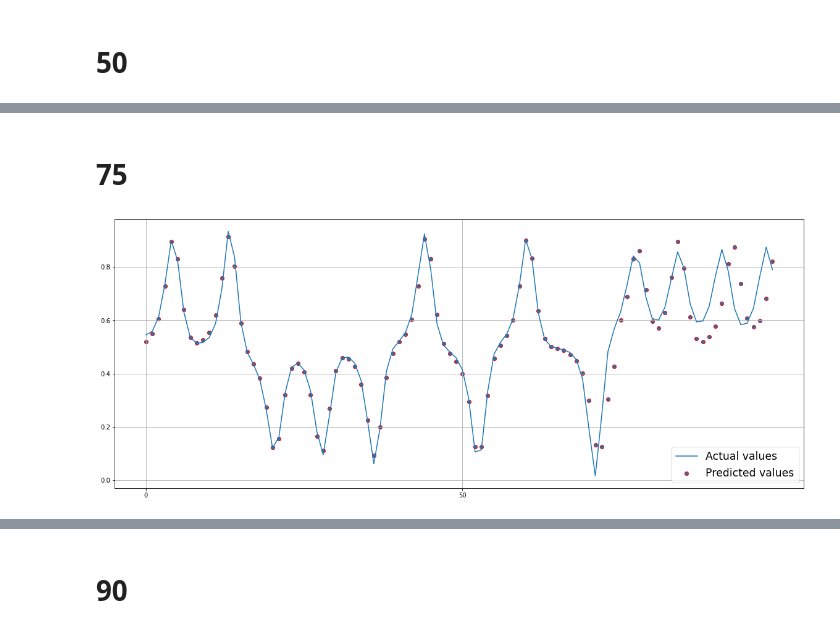
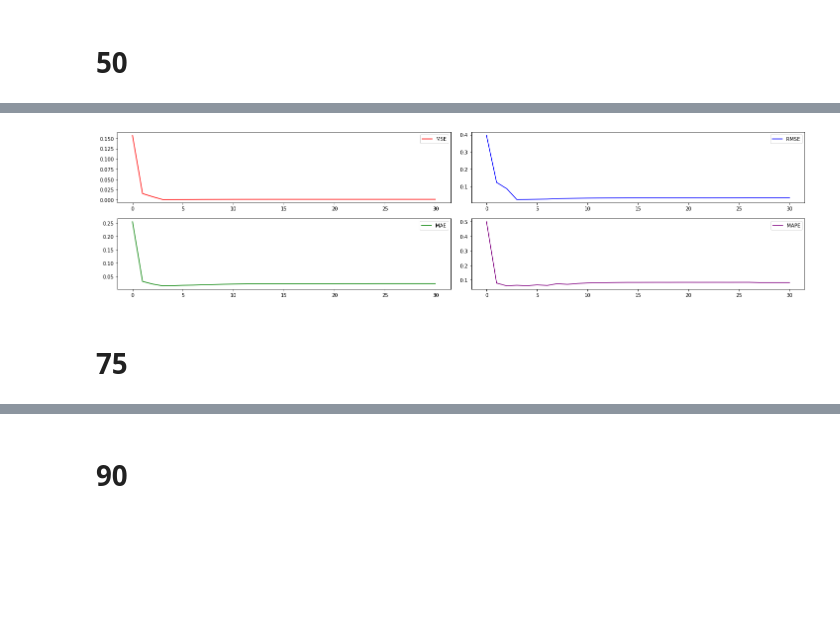
Before and after one commit to asahium/pogrom, a Jupyter notebook: final (2).ipynb, the cells around one changed output, grey strips where cells are left out. Saved outputs shown, nothing was run; the diff lists cells and outputs as text; code cells hidden in the pictures; blank space fills up the shorter version.

```diff
--- a/final (2).ipynb
+++ b/final (2).ipynb
@@ -628,8 +647,8 @@ visualisation_points(res_mse_50)
+# %%
+visualisation_metrics(res_mse_50, res_rmse_50, res_mae_50, res_mape_50)
+# %% [output]
+[figure, added]
 # %% [markdown]
 # 75
 # %%
-res_75, all_list_75, res_mse_75 = main_predict(xs_test_75, xs_test_real)
-
-visualisation(all_list_75[-1], xs_test_real)
+res_75, all_list_75, res_mse_75, res_rmse_75, res_mae_75, res_mape_75 = main_predict(xs_test_75, xs_test_real)
-# %% [output]
-[figure, removed]
```
Also changed, not shown: parts of 49 cells of this notebook.
